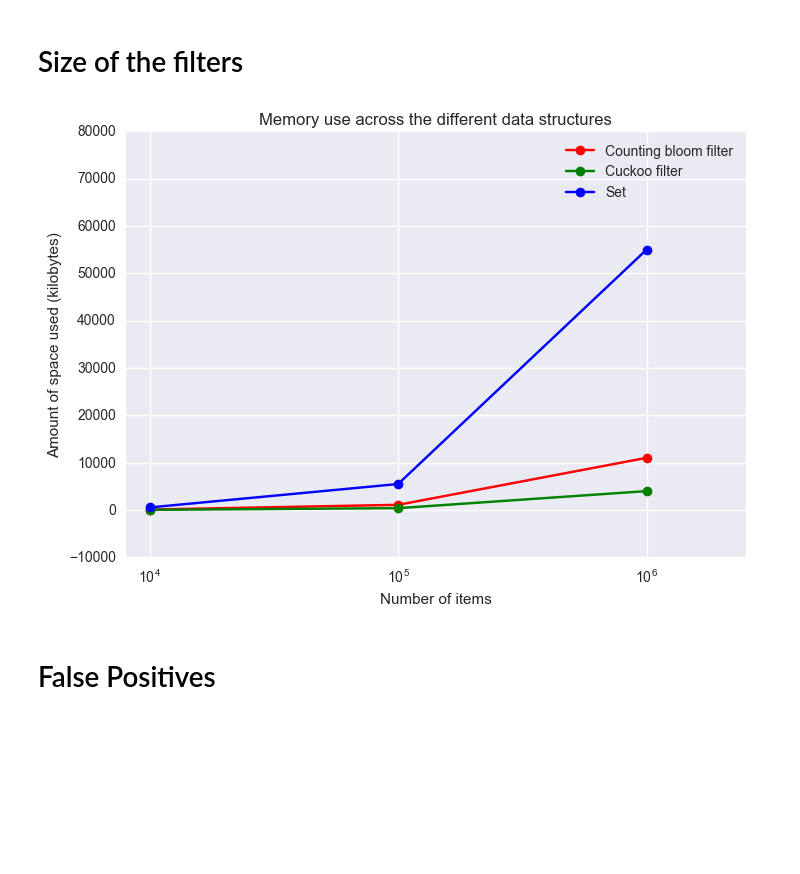
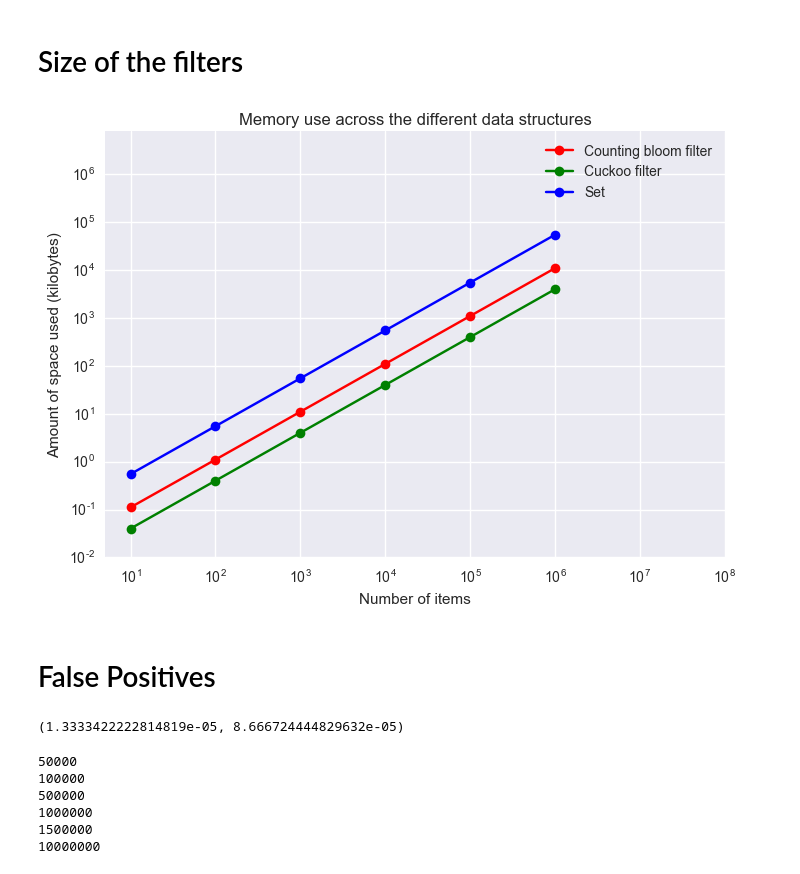
Before and after one commit to fastforwardlabs/cuckoofilter, a Jupyter notebook: bench_marking_notebook.ipynb, the cells around one changed output. Drawn from its saved outputs; the diff is of its cells as text; code cells hidden in the pictures; blank space fills up the shorter version.

Commit message:
updating cuckoo post

```diff
--- a/bench_marking_notebook.ipynb
+++ b/bench_marking_notebook.ipynb
@@ -56,5 +38,5 @@ insert_and_time_filter_bloom_filter(10000)
 # %%
-item_sizes = [10000, 100000, 1000000]
+item_sizes = [10, 100, 1000, 10000, 100000, 1000000, 10000000]
 bloom_times = []
 cuckoo_times = []
 # %%
@@ -86,6 +66,8 @@ plt.savefig('insertion_time.pdf', transparent=True, bbox_inches='tight')
 # %% [markdown]
 # Deletion
 # %%
+item_sizes = [10, 100, 1000, 10000, 100000, 1000000]
+
 def delete_from_cuckoo_filter_and_time(capacity, percent_to_fill=0.9, percent_delete=1.0):
     c_filter, _ = insert_and_time_filter_cuckoo_filter(capacity, percent_fill=percent_to_fill)
 
@@ -123,4 +105,0 @@ delete_from_bloom_filter_and_time(1000000, percent_to_fill=0.9, percent_delete=1
-# %%
-item_sizes = [10000, 100000, 1000000]
-bloom_times_deletion = []
-cuckoo_times_deletion = []
@@ -154,23 +134,23 @@ set_file_size = []
 # %%
+item_sizes = [10, 100, 1000, 10000, 100000, 1000000]
 for size in item_sizes:
     b_filter = CountingBloomFilter(size)
     bloom_file_size.append(b_filter.number_of_bytes())
     cuckoo_file_size.append(4*size) #if you use a fingerprint size of 2 bytes
     set_file_size.append(55*size)
 # %%
-plt.semilogx(np.array(item_sizes), np.array(bloom_file_size)/1000, "-ro", ms=7, label="Counting bloom filter")
-plt.semilogx(np.array(item_sizes), np.array(cuckoo_file_size)/1000, "-go", ms=7, label="Cuckoo filter")
-plt.semilogx(np.array(item_sizes), np.array(set_file_size)/1000, "-bo", ms=7, label="Set")
-plt.xlim([8*10e2, 2.5*10e5])
-plt.ylim([-10000, 0.8*10e4])
-plt.grid(b=True, which='major')
+plt.loglog(np.array(item_sizes), np.array(bloom_file_size)/1000, "-ro", ms=7, label="Counting bloom filter")
+plt.loglog(np.array(item_sizes), np.array(cuckoo_file_size)/1000, "-go", ms=7, label="Cuckoo filter")
+plt.loglog(np.array(item_sizes), np.array(set_file_size)/1000, "-bo", ms=7, label="Set")
+plt.xlim([5.0 * 10e-1, 10e7])
+plt.ylim([10e-3, 0.8*10e6])
 plt.ylabel("Amount of space used (kilobytes)")
 plt.xlabel("Number of items")
 plt.title("Memory use across the different data structures")
 plt.legend()
-plt.savefig('file_size.pdf', transparent=True, bbox_inches='tight')
+plt.savefig('images/file_size.pdf', bbox_inches='tight')
 # %% [output]
-[figure, old version]
+[figure, new version]
 # %% [markdown]
 # False Positives
 # %%
@@ -200,7 +176,23 @@ cuckoo_fp = []
+# %%
+false_positive_rate_bloom_and_cuckoo_filter(50000, percent_to_fill=0.75)
+# %% [output]
+(1.3333422222814819e-05, 8.666724444829632e-05)
 # %%
+bloom_fp = []
+cuckoo_fp = []
+item_sizes = [50000, 100000, 500000, 1000000, 1500000, 10000000]
+
 for size in item_sizes:
     cfp, bfp = false_positive_rate_bloom_and_cuckoo_filter(size,\
                                             percent_to_fill=0.75)
     bloom_fp.append(bfp)
     cuckoo_fp.append(cfp)
+    print(size)
+# %% [output]
+50000
+100000
+500000
+1000000
+1500000
+10000000
 # %%
```
Also changed, not shown: parts of 14 cells of this notebook, 15 other files.
